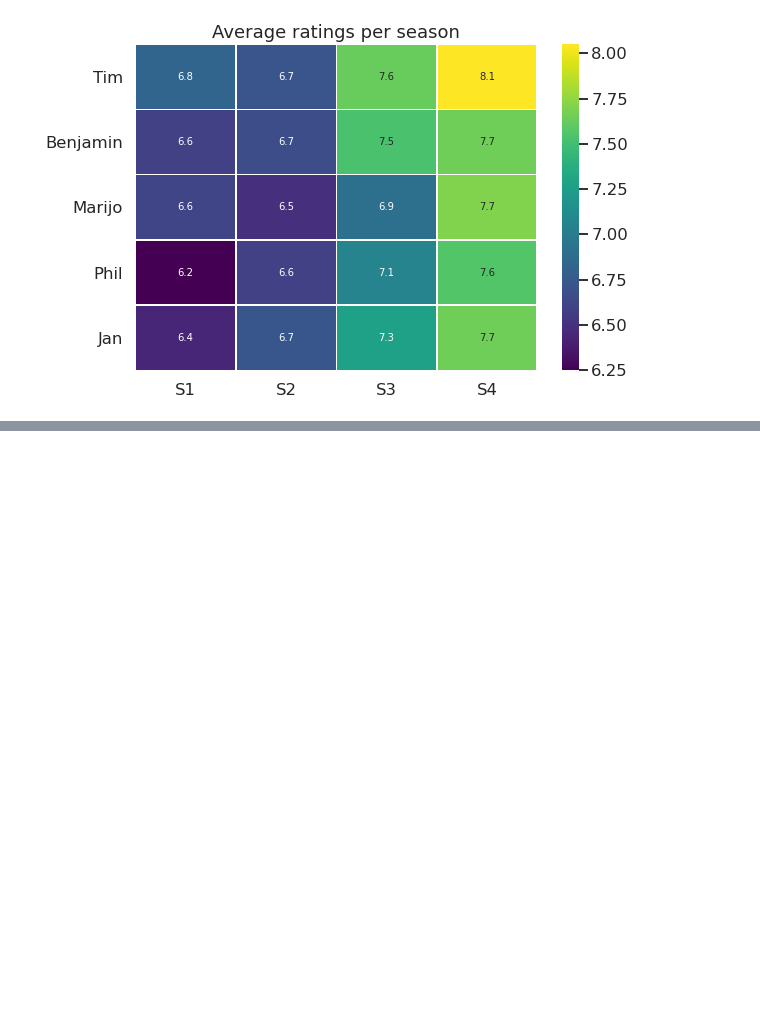
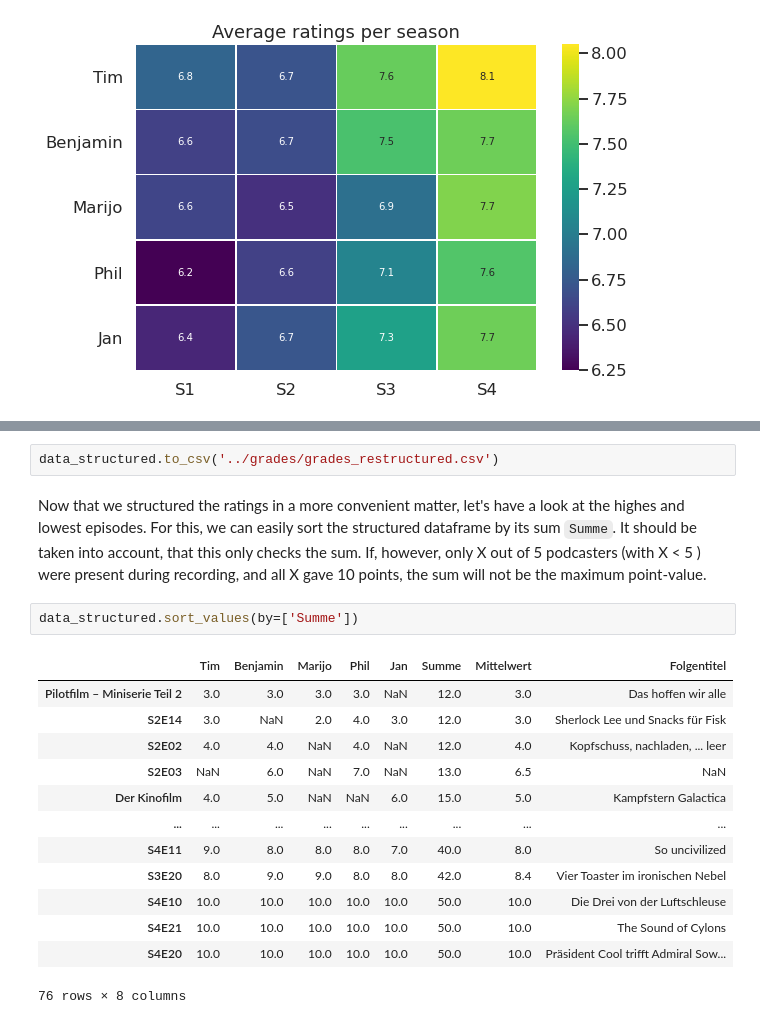
Before and after one commit to Japhiolite/podcast-stuff, a Jupyter notebook: notebooks/Auswertung_Zylonensender.ipynb, the cells around one changed output, grey strips where cells are left out. Drawn from its saved outputs; the diff is of its cells as text; blank space fills up the shorter version.

```diff
--- a/notebooks/Auswertung_Zylonensender.ipynb
+++ b/notebooks/Auswertung_Zylonensender.ipynb
@@ -148,0 +172,20 @@ So it looks like the series got a lot of traction between season 2 and season 3,
+# %%
+data_structured.to_csv('../grades/grades_restructured.csv')
+# %% [markdown]
+Now that we structured the ratings in a more convenient matter, let's have a look at the highes and lowest episodes. For this, we can easily sort the structured dataframe by its sum `Summe`. It should be taken into account, that this only checks the sum. If, however, only X out of 5 podcasters (with X < 5 ) were present during recording, and all X gave 10 points, the sum will not be the maximum point-value.
+# %%
+data_structured.sort_values(by=['Summe'])
+# %% [output]
+|  | Tim | Benjamin | Marijo | Phil | Jan | Summe | Mittelwert | Folgentitel |
+| Pilotfilm – Miniserie Teil 2 | 3.0 | 3.0 | 3.0 | 3.0 | NaN | 12.0 | 3.0 | Das hoffen wir alle |
+| S2E14 | 3.0 | NaN | 2.0 | 4.0 | 3.0 | 12.0 | 3.0 | Sherlock Lee und Snacks für Fisk |
+| S2E02 | 4.0 | 4.0 | NaN | 4.0 | NaN | 12.0 | 4.0 | Kopfschuss, nachladen, ... leer |
+| S2E03 | NaN | 6.0 | NaN | 7.0 | NaN | 13.0 | 6.5 | NaN |
+| Der Kinofilm | 4.0 | 5.0 | NaN | NaN | 6.0 | 15.0 | 5.0 | Kampfstern Galactica |
+| ... | ... | ... | ... | ... | ... | ... | ... | ... |
+| S4E11 | 9.0 | 8.0 | 8.0 | 8.0 | 7.0 | 40.0 | 8.0 | So uncivilized |
+| S3E20 | 8.0 | 9.0 | 9.0 | 8.0 | 8.0 | 42.0 | 8.4 | Vier Toaster im ironischen Nebel |
+| S4E10 | 10.0 | 10.0 | 10.0 | 10.0 | 10.0 | 50.0 | 10.0 | Die Drei von der Luftschleuse |
+| S4E21 | 10.0 | 10.0 | 10.0 | 10.0 | 10.0 | 50.0 | 10.0 | The Sound of Cylons |
+| S4E20 | 10.0 | 10.0 | 10.0 | 10.0 | 10.0 | 50.0 | 10.0 | Präsident Cool trifft Admiral Sow... |
+76 rows × 8 columns
```
Also changed, not shown: parts of 15 cells of this notebook, 4 other files.
